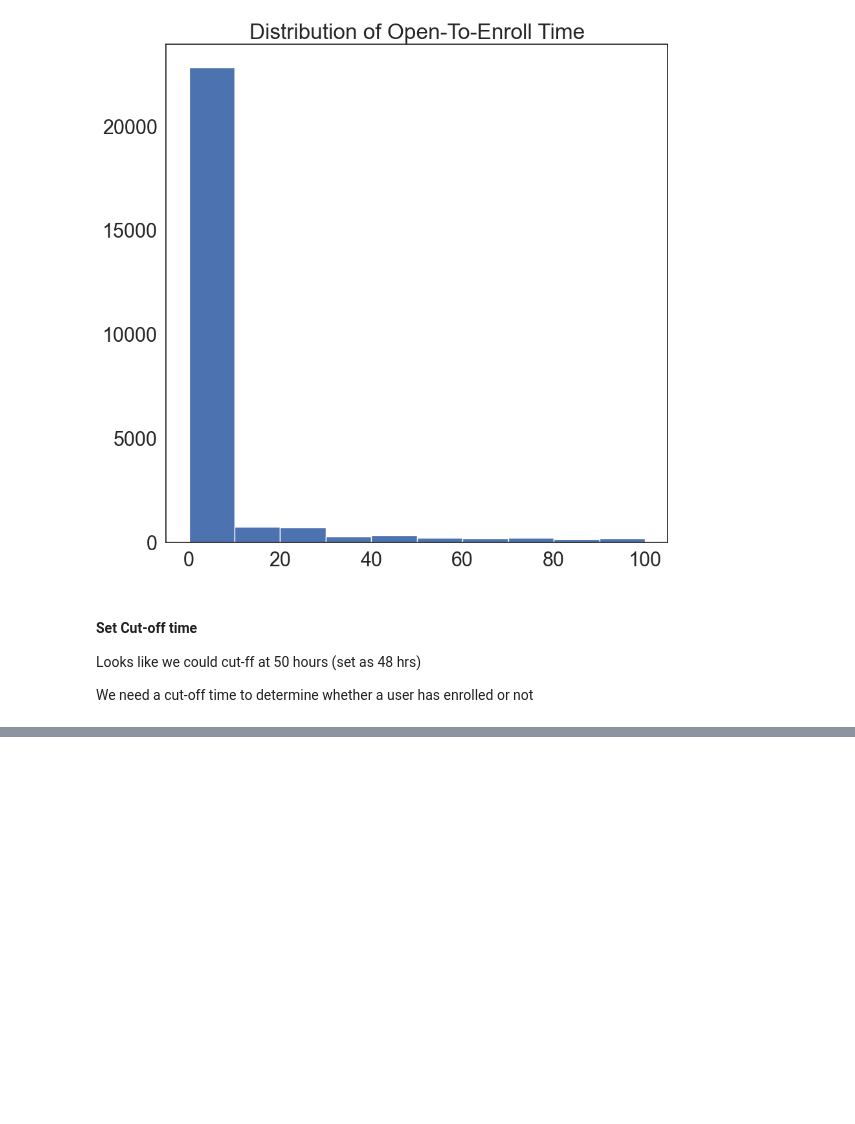
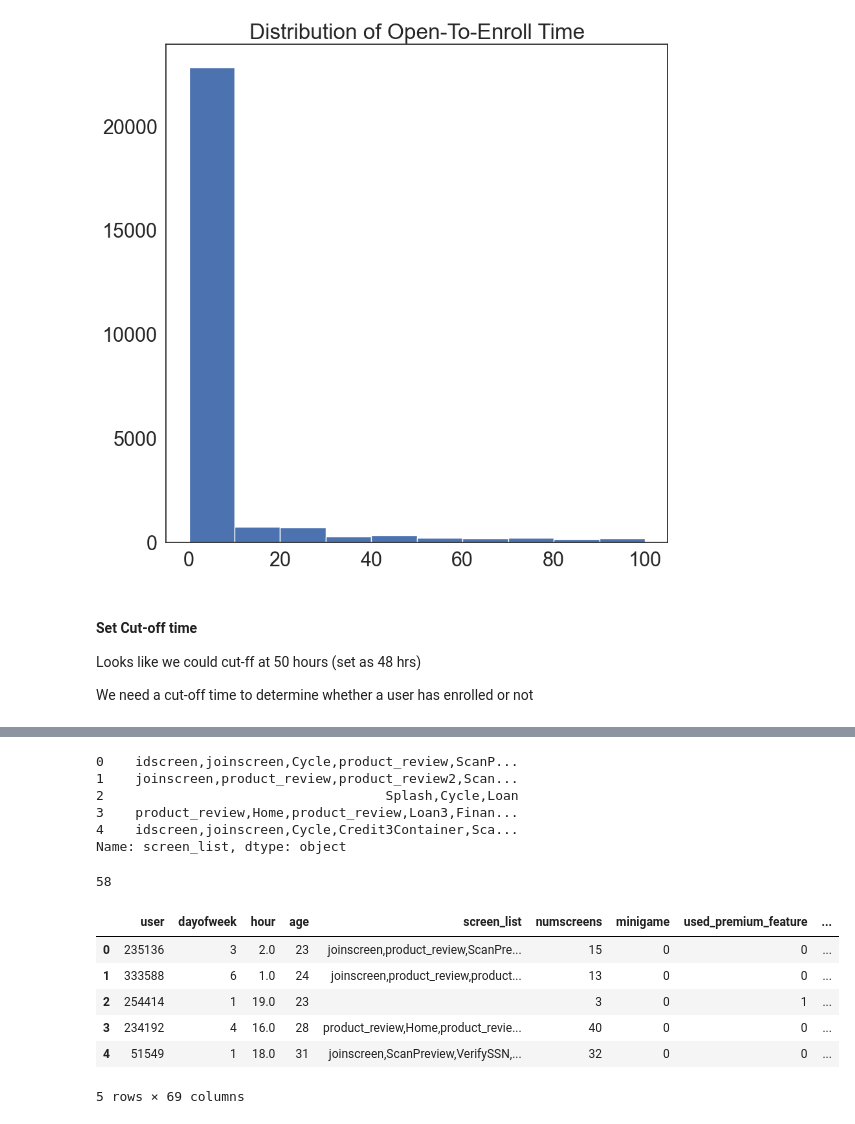
Before and after one commit to xuwenyihust/Machine-Learning, a Jupyter notebook: app-behaviors-analysis/app-behaviors-analysis.ipynb, the cells around one changed output, grey strips where cells are left out. Saved outputs shown, nothing was run; the diff lists cells and outputs as text; code cells hidden in the pictures; blank space fills up the shorter version.

```diff
--- a/app-behaviors-analysis/app-behaviors-analysis.ipynb
+++ b/app-behaviors-analysis/app-behaviors-analysis.ipynb
@@ -254,0 +277,30 @@ app_data_df = app_data_df.drop(columns=['first_open_to_enroll', 'enrolled_date',
+# %%
+app_data_df['screen_list'].head()
+# %% [output]
+0    idscreen,joinscreen,Cycle,product_review,ScanP...
+1    joinscreen,product_review,product_review2,Scan...
+2                                    Splash,Cycle,Loan
+3    product_review,Home,product_review,Loan3,Finan...
+4    idscreen,joinscreen,Cycle,Credit3Container,Sca...
+Name: screen_list, dtype: object
+# %%
+top_screens = top_screens_df['top_screens'].values
+len(top_screens)
+# %% [output]
+58
+# %%
+app_data_df["screen_list"] = app_data_df["screen_list"].astype(str) + ','
+
+for sc in top_screens:
+    app_data_df[sc] = app_data_df["screen_list"].str.contains(sc).astype(int)
+    app_data_df["screen_list"] = app_data_df["screen_list"].str.replace(sc+",", "")
+
+app_data_df.head()
+# %% [output]
+|  | user | dayofweek | hour | age | screen_list | numscreens | minigame | used_premium_feature | ... |
+| 0 | 235136 | 3 | 2.0 | 23 | joinscreen,product_review,ScanPre... | 15 | 0 | 0 | ... |
+| 1 | 333588 | 6 | 1.0 | 24 | joinscreen,product_review,product... | 13 | 0 | 0 | ... |
+| 2 | 254414 | 1 | 19.0 | 23 |  | 3 | 0 | 1 | ... |
+| 3 | 234192 | 4 | 16.0 | 28 | product_review,Home,product_revie... | 40 | 0 | 0 | ... |
+| 4 | 51549 | 1 | 18.0 | 31 | joinscreen,ScanPreview,VerifySSN,... | 32 | 0 | 0 | ... |
+5 rows × 69 columns
```
Also changed, not shown: parts of 12 cells of this notebook.
